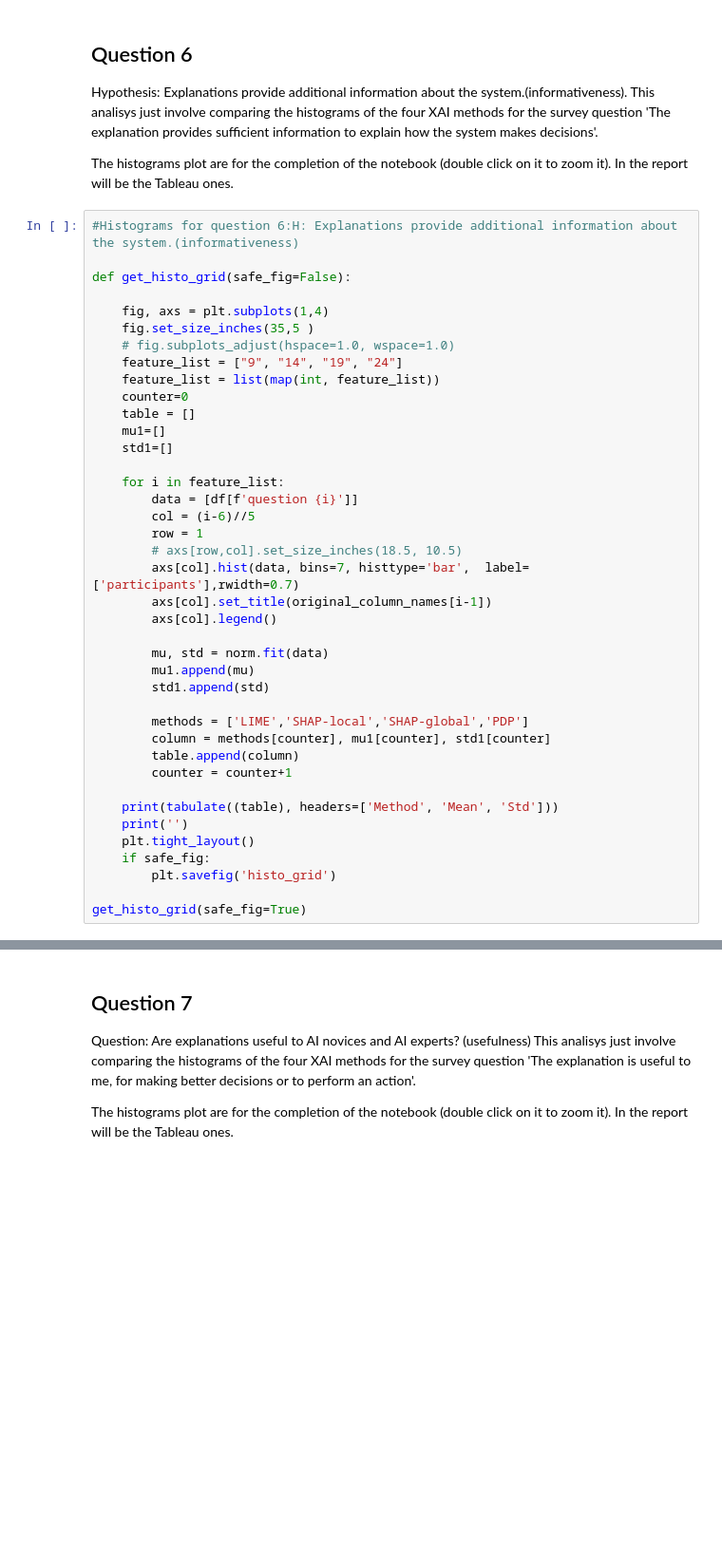
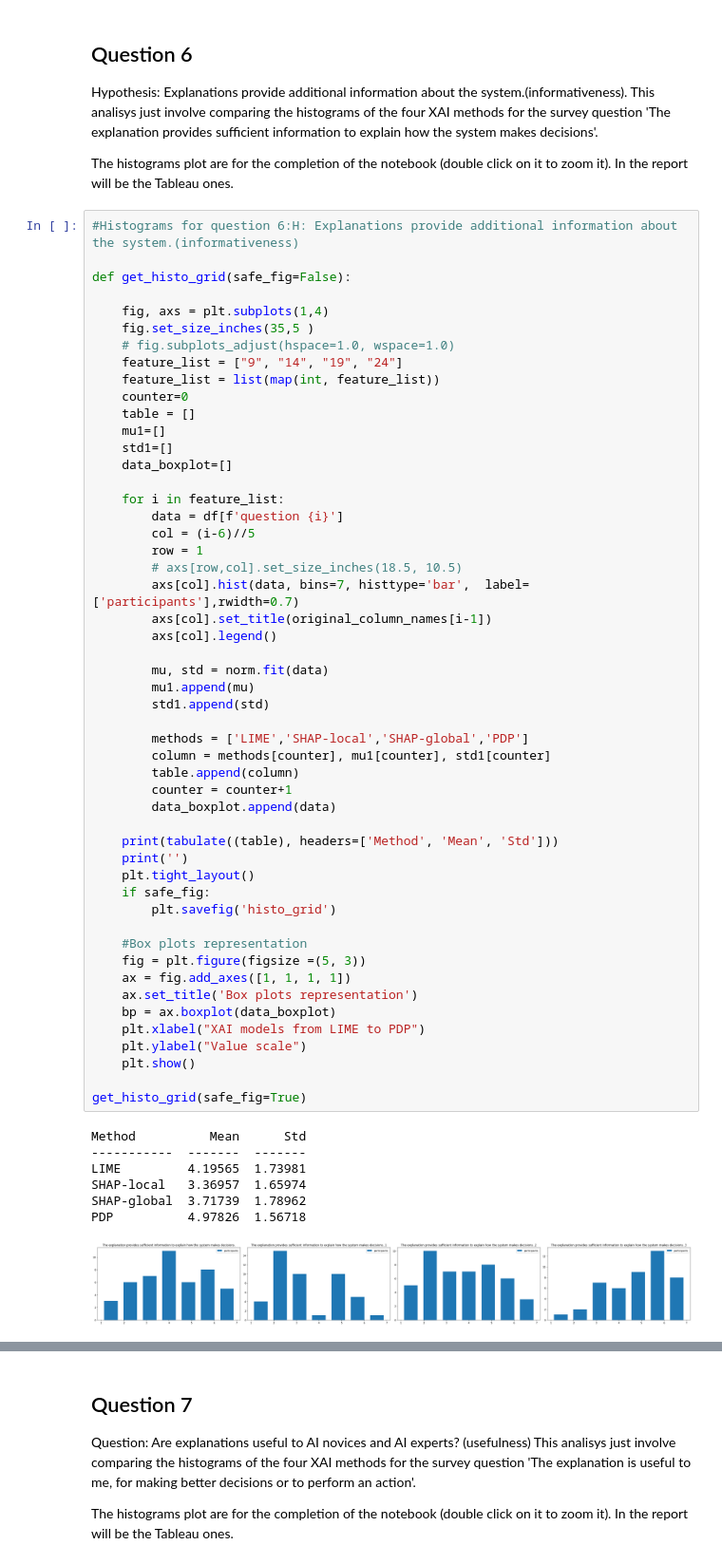
Before and after one commit to unofficial-Jona/Unimaas_researchproject_XAI, a Jupyter notebook: Data analysis.ipynb, the cells around one changed output, grey strips where cells are left out. Shown at 95% size. Saved outputs shown, nothing was run; the diff lists cells and outputs as text; blank space fills up the shorter version.

Commit message:
added boxplots for last 4 hypothesis/rquestions

```diff
--- a/Data analysis.ipynb
+++ b/Data analysis.ipynb
@@ -442,31 +470,50 @@ def get_histo_grid(safe_fig=False):
     feature_list = list(map(int, feature_list))
     counter=0
     table = []
     mu1=[]
     std1=[]
+    data_boxplot=[]
 
     for i in feature_list:
-        data = [df[f'question {i}']]
+        data = df[f'question {i}']
         col = (i-6)//5
         row = 1
         # axs[row,col].set_size_inches(18.5, 10.5)
         axs[col].hist(data, bins=7, histtype='bar',  label=['participants'],rwidth=0.7)
         axs[col].set_title(original_column_names[i-1])
         axs[col].legend()
 
         mu, std = norm.fit(data)
         mu1.append(mu)
         std1.append(std)
 
         methods = ['LIME','SHAP-local','SHAP-global','PDP']
         column = methods[counter], mu1[counter], std1[counter]
         table.append(column)
         counter = counter+1
+        data_boxplot.append(data)
 
     print(tabulate((table), headers=['Method', 'Mean', 'Std']))
     print('')
     plt.tight_layout()
     if safe_fig:
         plt.savefig('histo_grid')
 
+    #Box plots representation
+    fig = plt.figure(figsize =(5, 3))
+    ax = fig.add_axes([1, 1, 1, 1])
+    ax.set_title('Box plots representation')
+    bp = ax.boxplot(data_boxplot)
+    plt.xlabel("XAI models from LIME to PDP")
+    plt.ylabel("Value scale")
+    plt.show()
+
 get_histo_grid(safe_fig=True)
+# %% [output]
+Method          Mean      Std
+-----------  -------  -------
+LIME         4.19565  1.73981
+SHAP-local   3.36957  1.65974
+SHAP-global  3.71739  1.78962
+PDP          4.97826  1.56718
+[figure, added]
```
Also changed, not shown: parts of 22 cells of this notebook.
